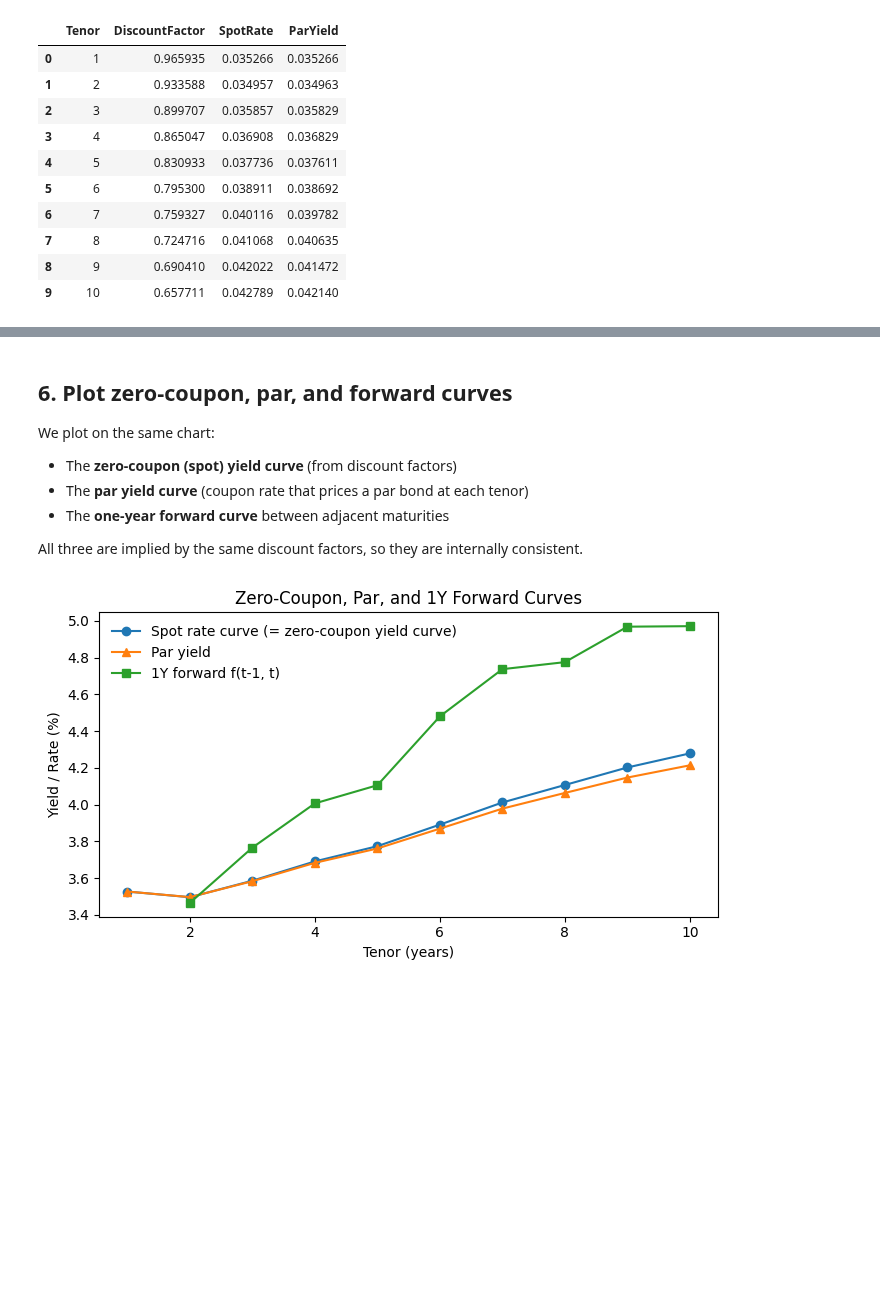
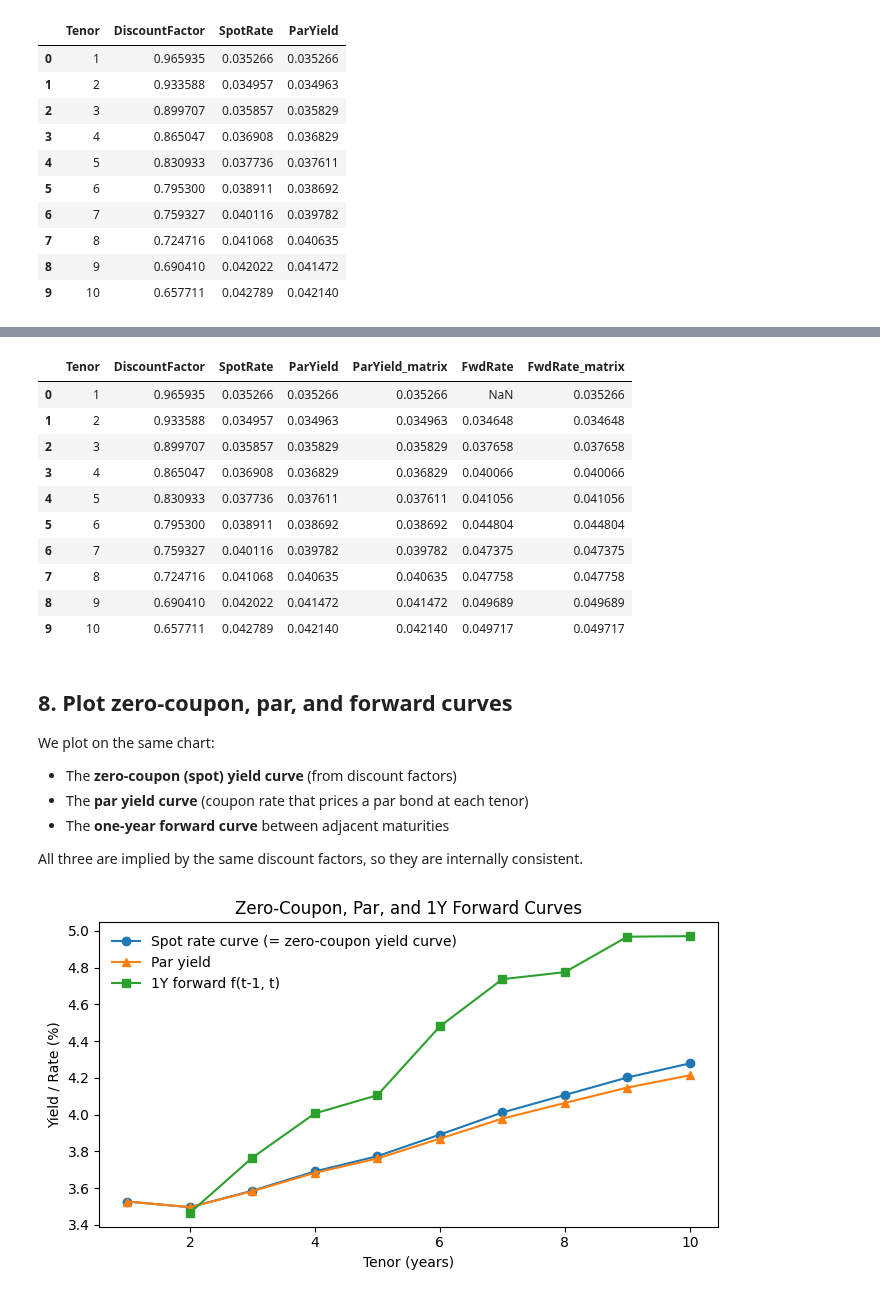
Before and after one commit to andreassteinerconsulting/python_notebooks, a Jupyter notebook: curves_from_couponbonds.ipynb, the cells around one changed output, grey strips where cells are left out. Cells and saved outputs as stored; diff of their text form; code cells hidden in the pictures; blank space fills up the shorter version.

```diff
--- a/curves_from_couponbonds.ipynb
+++ b/curves_from_couponbonds.ipynb
@@ -283,5 +393,38 @@ spot_curve
+# %%
+# === One-year forward rates from spot rates (vectorized) ===
+# Tenors: 1,2,...,n (annual)
+tenors = spot_curve["Tenor"].to_numpy(dtype=int)
+spots = spot_curve["SpotRate"].to_numpy(dtype=float)
+n = len(tenors)
+
+# Compute (1 + s_t)^t for all t (this is like a diagonal matrix of growth factors times a 1-vector)
+growth = (1.0 + spots) ** tenors    # shape (n,)
+
+# f_{0,1} = s_1 by convention
+fwd = np.empty_like(spots)
+fwd[0] = spots[0]
+
+# For t >= 2:  f_{t-1,t} = ( (1 + s_t)^t / (1 + s_{t-1})^{t-1} ) - 1
+# Use vectorized ratio of adjacent growth terms
+fwd[1:] = growth[1:] / growth[:-1] - 1.0
+
+spot_curve["FwdRate_matrix"] = fwd
+
+spot_curve
+# %% [output]
+|  | Tenor | DiscountFactor | SpotRate | ParYield | ParYield_matrix | FwdRate | FwdRate_matrix |
+| 0 | 1 | 0.965935 | 0.035266 | 0.035266 | 0.035266 | NaN | 0.035266 |
+| 1 | 2 | 0.933588 | 0.034957 | 0.034963 | 0.034963 | 0.034648 | 0.034648 |
+| 2 | 3 | 0.899707 | 0.035857 | 0.035829 | 0.035829 | 0.037658 | 0.037658 |
+| 3 | 4 | 0.865047 | 0.036908 | 0.036829 | 0.036829 | 0.040066 | 0.040066 |
+| 4 | 5 | 0.830933 | 0.037736 | 0.037611 | 0.037611 | 0.041056 | 0.041056 |
+| 5 | 6 | 0.795300 | 0.038911 | 0.038692 | 0.038692 | 0.044804 | 0.044804 |
+| 6 | 7 | 0.759327 | 0.040116 | 0.039782 | 0.039782 | 0.047375 | 0.047375 |
+| 7 | 8 | 0.724716 | 0.041068 | 0.040635 | 0.040635 | 0.047758 | 0.047758 |
+| 8 | 9 | 0.690410 | 0.042022 | 0.041472 | 0.041472 | 0.049689 | 0.049689 |
+| 9 | 10 | 0.657711 | 0.042789 | 0.042140 | 0.042140 | 0.049717 | 0.049717 |
 # %% [markdown]
-## 6. Plot zero‑coupon, par, and forward curves
+## 8. Plot zero‑coupon, par, and forward curves
 
 We plot on the same chart:
 - The **zero‑coupon (spot) yield curve** (from discount factors)
```
Also changed, not shown: parts of 6 cells of this notebook.
